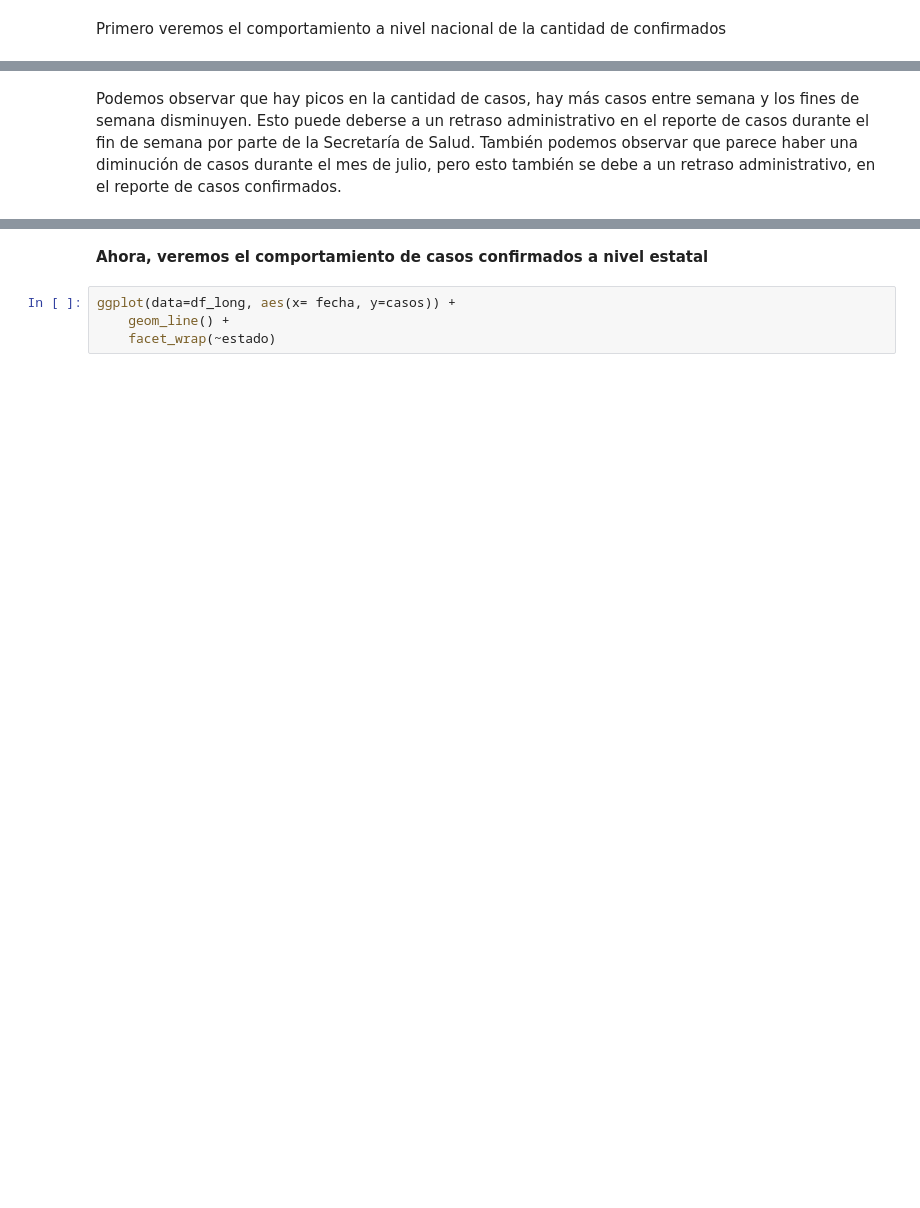
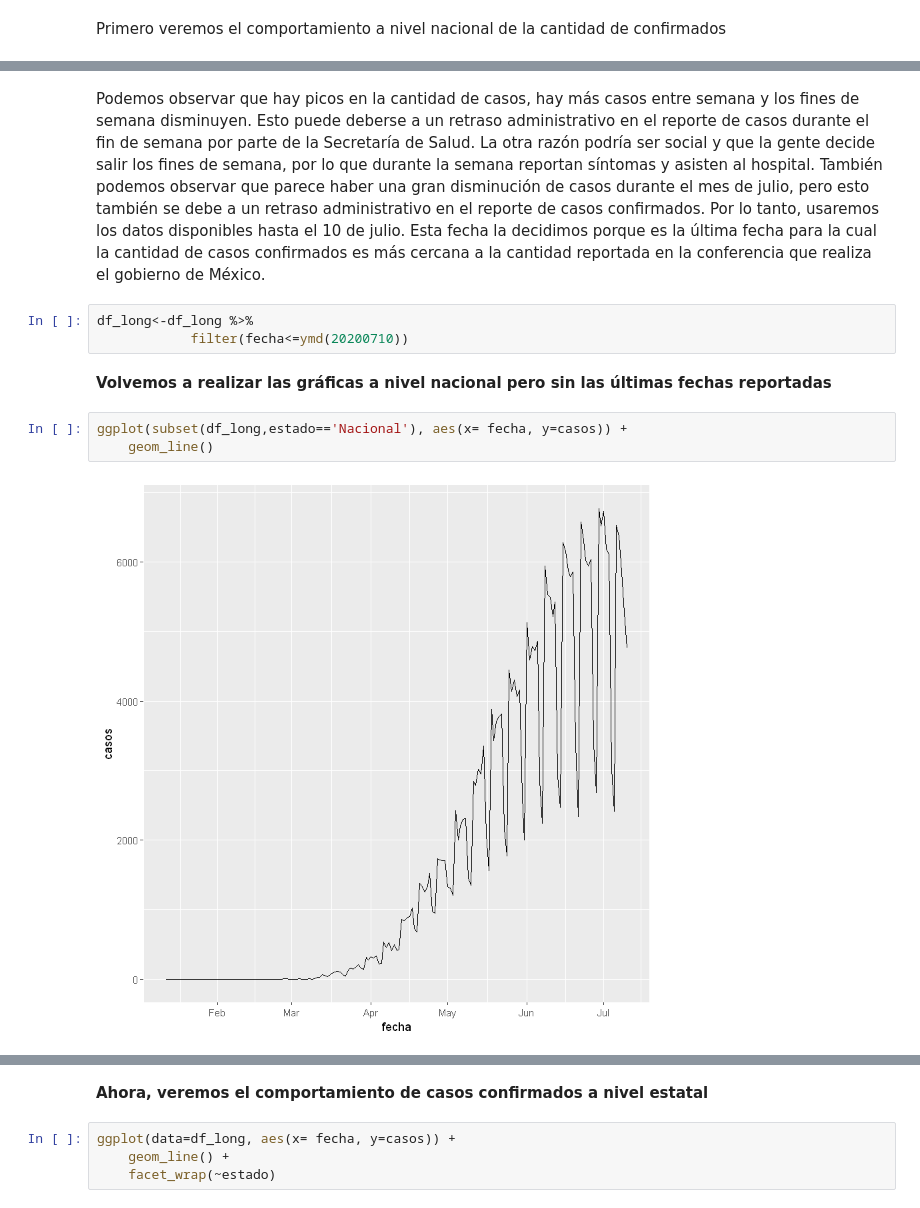
Before and after one commit to prope-2020-gh-classroom/practica-final-por-equipos-verano-2020-itam-vviiccttoorr, a Jupyter notebook: practica_final_equipo_4.ipynb, the cells around one changed output, grey strips where cells are left out. Drawn from its saved outputs; the diff is of its cells as text; blank space fills up the shorter version.

```diff
--- a/practica_final_equipo_4.ipynb
+++ b/practica_final_equipo_4.ipynb
@@ -130,3 +135,13 @@ Warning message:
 # %% [markdown]
-Podemos observar que hay picos en la cantidad de casos, hay más casos entre semana y los fines de semana disminuyen. Esto puede deberse a un retraso administrativo en el reporte de casos durante el fin de semana por parte de la Secretaría de Salud.
-También podemos observar que parece haber una diminución de casos durante el mes de julio, pero esto también se debe a un retraso administrativo, en el reporte de casos confirmados.
+Podemos observar que hay picos en la cantidad de casos, hay más casos entre semana y los fines de semana disminuyen. Esto puede deberse a un retraso administrativo en el reporte de casos durante el fin de semana por parte de la Secretaría de Salud. La otra razón podría ser social y que la gente decide salir los fines de semana, por lo que durante la semana reportan síntomas y asisten al hospital.
+También podemos observar que parece haber una gran disminución de casos durante el mes de julio, pero esto también se debe a un retraso administrativo en el reporte de casos confirmados. Por lo tanto, usaremos los datos disponibles hasta el 10 de julio. Esta fecha la decidimos porque es la última fecha para la cual la cantidad de casos confirmados es más cercana a la cantidad reportada en la conferencia que realiza el gobierno de México.
+# %%
+df_long<-df_long %>%
+            filter(fecha<=ymd(20200710))
+# %% [markdown]
+**Volvemos a realizar las gráficas a nivel nacional pero sin las últimas fechas reportadas**
+# %%
+ggplot(subset(df_long,estado=='Nacional'), aes(x= fecha, y=casos)) +
+    geom_line()
+# %% [output]
+[figure, added]
```
Also changed, not shown: parts of 48 cells of this notebook.
